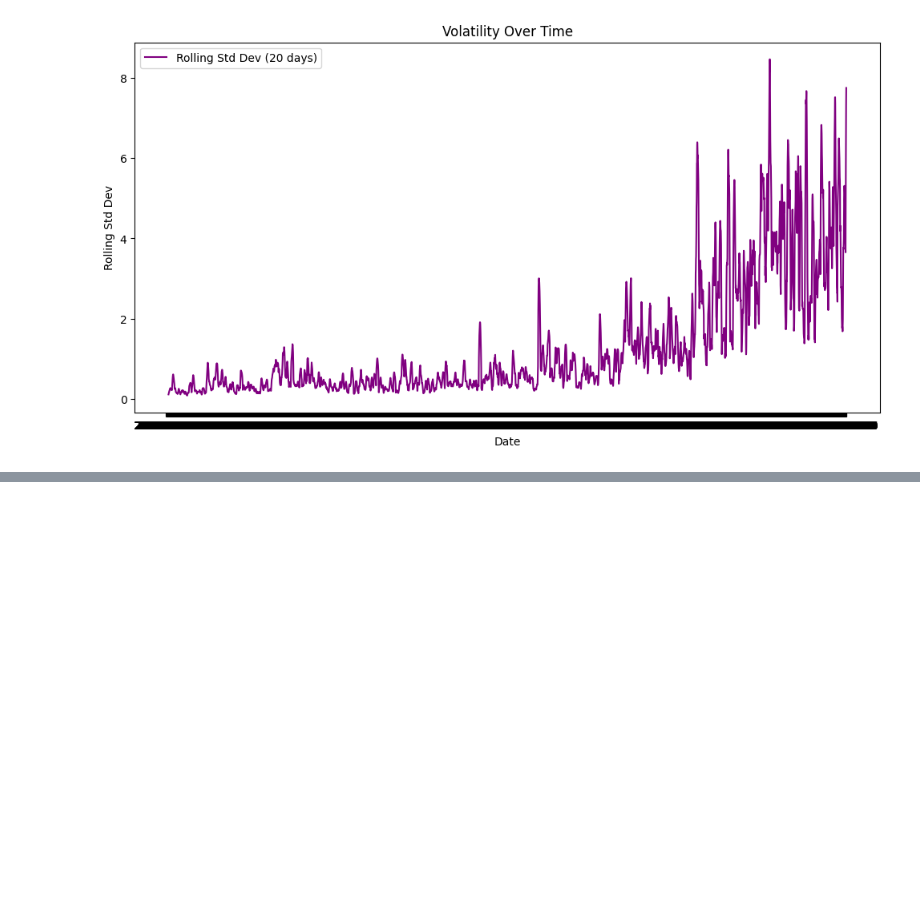
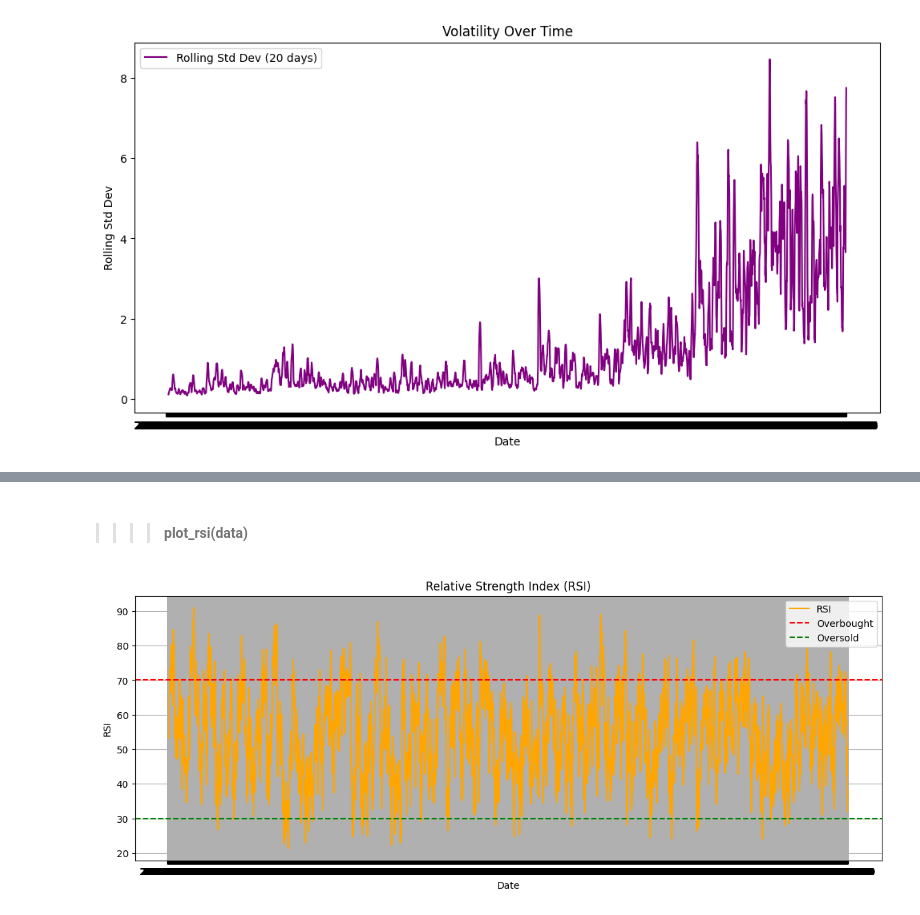
Before and after one commit to naolatomsa/Nova-Financial-Solutions, a Jupyter notebook: notebooks/qualitative-analysis/GOOG.ipynb, the cells around one changed output, grey strips where cells are left out. Drawn from its saved outputs; the diff is of its cells as text; code cells hidden in the pictures; blank space fills up the shorter version.

```diff
--- a/notebooks/qualitative-analysis/GOOG.ipynb
+++ b/notebooks/qualitative-analysis/GOOG.ipynb
@@ -128,0 +178,7 @@ plot_volatility(data, 'Close', 'Date')
+# %% [markdown]
+>>>>#### plot_rsi(data)
+# %%
+from scripts.edaAndQuantitativeAnalysis import plot_rsi
+plot_rsi(data)
+# %% [output]
+[figure, added]
```
Also changed, not shown: parts of 14 cells of this notebook, 1 other file.
